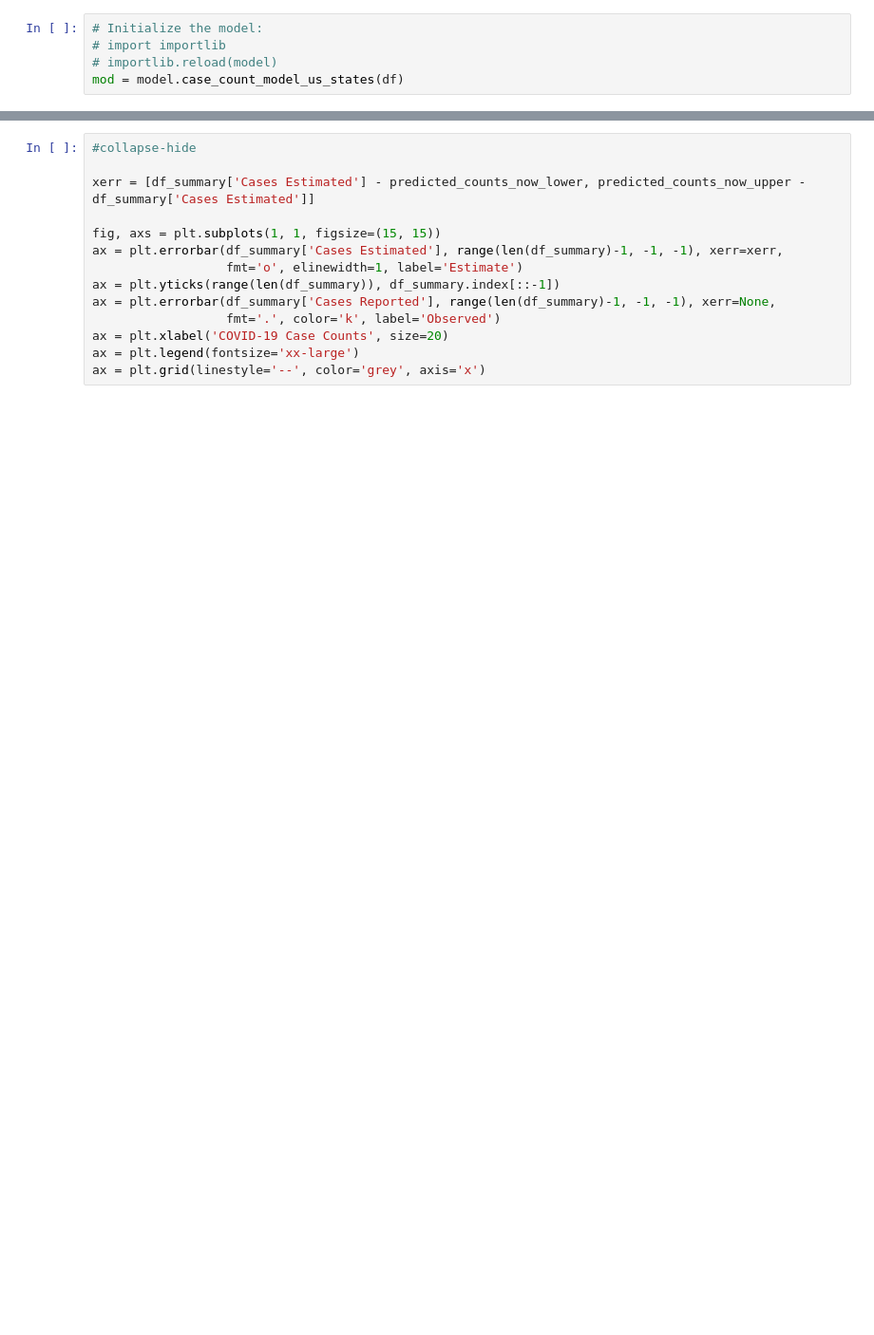
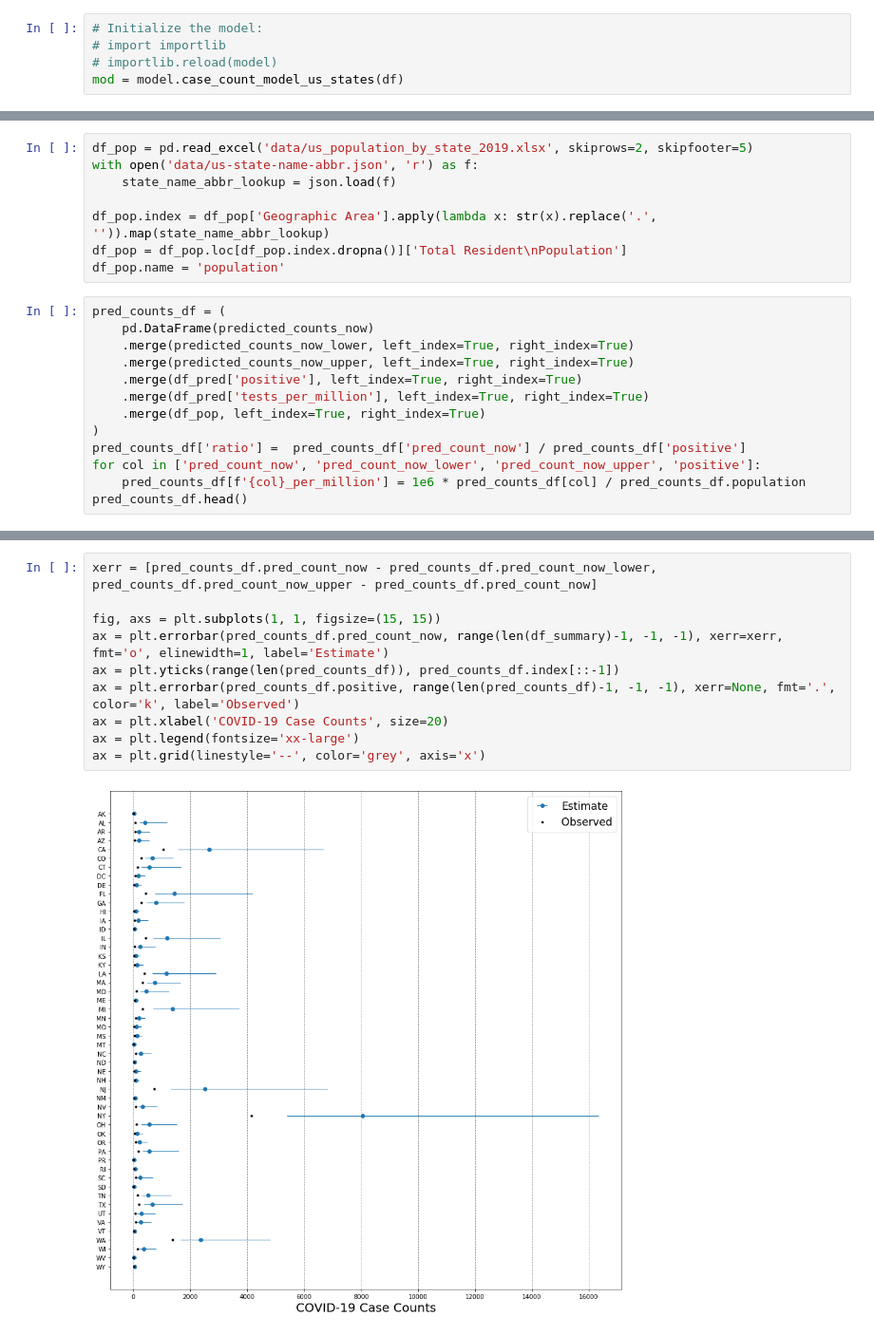
Before and after one commit to birdsarah/COVID19-mortality, a Jupyter notebook: State-wise Unreported COVID-19 Cases in the U.S..ipynb, the cells around one changed output, grey strips where cells are left out. Shown: that part at 95% size. Cells and saved outputs as stored; diff of their text form; blank space fills up the shorter version.

Commit message:
Add in plotting per million

```diff
--- a/State-wise Unreported COVID-19 Cases in the U.S..ipynb
+++ b/State-wise Unreported COVID-19 Cases in the U.S..ipynb
@@ -183,0 +207,21 @@ df_summary.sort_values(by='Cases Estimated', ascending=False).style.background_g
+# %%
+df_pop = pd.read_excel('data/us_population_by_state_2019.xlsx', skiprows=2, skipfooter=5)
+with open('data/us-state-name-abbr.json', 'r') as f:
+    state_name_abbr_lookup = json.load(f)
+
+df_pop.index = df_pop['Geographic Area'].apply(lambda x: str(x).replace('.', '')).map(state_name_abbr_lookup)
+df_pop = df_pop.loc[df_pop.index.dropna()]['Total Resident\nPopulation']
+df_pop.name = 'population'
+# %%
+pred_counts_df = (
+    pd.DataFrame(predicted_counts_now)
+    .merge(predicted_counts_now_lower, left_index=True, right_index=True)
+    .merge(predicted_counts_now_upper, left_index=True, right_index=True)
+    .merge(df_pred['positive'], left_index=True, right_index=True)
+    .merge(df_pred['tests_per_million'], left_index=True, right_index=True)
+    .merge(df_pop, left_index=True, right_index=True)
+)
+pred_counts_df['ratio'] =  pred_counts_df['pred_count_now'] / pred_counts_df['positive']
+for col in ['pred_count_now', 'pred_count_now_lower', 'pred_count_now_upper', 'positive']:
+    pred_counts_df[f'{col}_per_million'] = 1e6 * pred_counts_df[col] / pred_counts_df.population
+pred_counts_df.head()
@@ -191,14 +267,12 @@ print("Percentage Underreporting in Case Count: %.1f%%" % case_increase_percent)
 # %%
-#collapse-hide
-
-xerr = [df_summary['Cases Estimated'] - predicted_counts_now_lower, predicted_counts_now_upper - df_summary['Cases Estimated']]
+xerr = [pred_counts_df.pred_count_now - pred_counts_df.pred_count_now_lower, pred_counts_df.pred_count_now_upper - pred_counts_df.pred_count_now]
 
 fig, axs = plt.subplots(1, 1, figsize=(15, 15))
-ax = plt.errorbar(df_summary['Cases Estimated'], range(len(df_summary)-1, -1, -1), xerr=xerr,
-                  fmt='o', elinewidth=1, label='Estimate')
-ax = plt.yticks(range(len(df_summary)), df_summary.index[::-1])
-ax = plt.errorbar(df_summary['Cases Reported'], range(len(df_summary)-1, -1, -1), xerr=None,
-                  fmt='.', color='k', label='Observed')
+ax = plt.errorbar(pred_counts_df.pred_count_now, range(len(df_summary)-1, -1, -1), xerr=xerr, fmt='o', elinewidth=1, label='Estimate')
+ax = plt.yticks(range(len(pred_counts_df)), pred_counts_df.index[::-1])
+ax = plt.errorbar(pred_counts_df.positive, range(len(pred_counts_df)-1, -1, -1), xerr=None, fmt='.', color='k', label='Observed')
 ax = plt.xlabel('COVID-19 Case Counts', size=20)
 ax = plt.legend(fontsize='xx-large')
 ax = plt.grid(linestyle='--', color='grey', axis='x')
+# %% [output]
+[figure, added]
```
Also changed, not shown: parts of 13 cells of this notebook.
